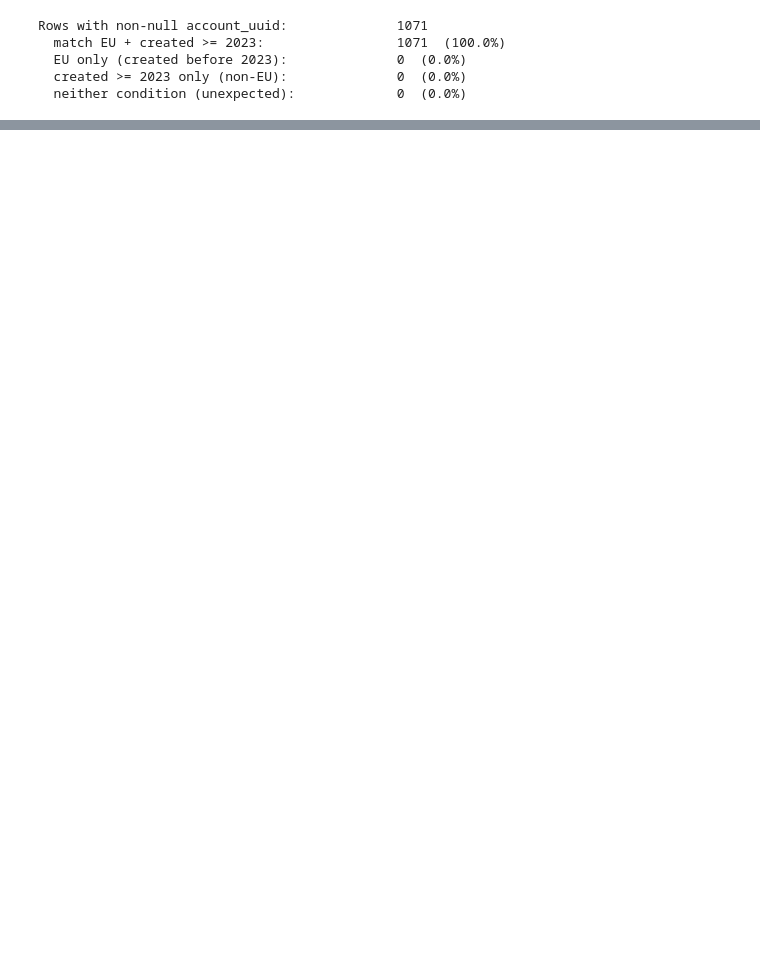
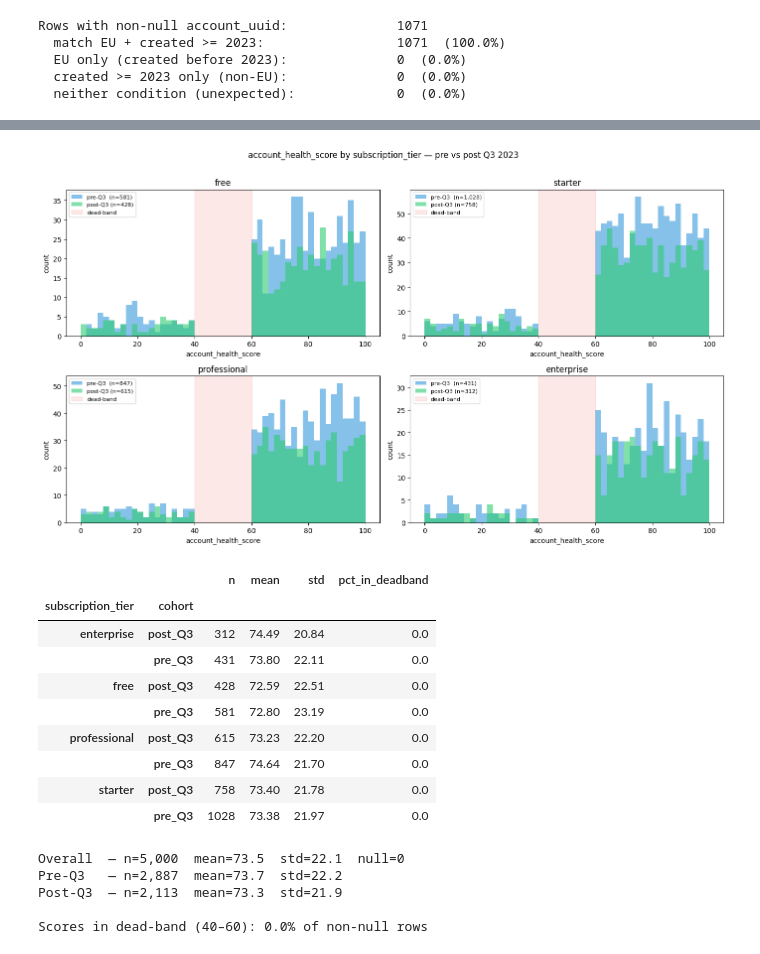
Before and after one commit to vidyut-veedgav/chainguard-analytics, a Jupyter notebook: notebooks/eda.ipynb, the cells around one changed output, grey strips where cells are left out. Cells and saved outputs as stored; diff of their text form; code cells hidden in the pictures; blank space fills up the shorter version.

```diff
--- a/notebooks/eda.ipynb
+++ b/notebooks/eda.ipynb
@@ -368,0 +566,73 @@ sih_df.drop(columns=SIH_OBVIOUS_DROPS, inplace=True)
+# %%
+# Tier breakdown: does bimodality disappear within a single tier?
+# If bimodality persists within each tier, the algorithm itself creates the gap,
+# not tier-level composition effects.
+
+tiers = ['free', 'starter', 'professional', 'enterprise']
+tier_order = {t: i for i, t in enumerate(tiers)}
+
+fig, axes = plt.subplots(2, 2, figsize=(14, 8), sharey=False)
+axes = axes.flatten()
+
+for ax, tier in zip(axes, tiers):
+    pre_tier  = ale_df.loc[pre_mask  & (ale_df['subscription_tier'] == tier), 'account_health_score'].dropna()
+    post_tier = ale_df.loc[post_mask & (ale_df['subscription_tier'] == tier), 'account_health_score'].dropna()
+
+    ax.hist(pre_tier,  bins=bins, color='#3498db', alpha=0.6, edgecolor='none', label=f'pre-Q3  (n={len(pre_tier):,})')
+    ax.hist(post_tier, bins=bins, color='#2ecc71', alpha=0.6, edgecolor='none', label=f'post-Q3 (n={len(post_tier):,})')
+    ax.axvspan(40, 60, color='#e74c3c', alpha=0.12, label='dead-band')
+
+    ax.set_title(f'{tier}')
+    ax.set_xlabel('account_health_score')
+    ax.set_ylabel('count')
+    ax.legend(fontsize=8)
+
+plt.suptitle('account_health_score by subscription_tier — pre vs post Q3 2023', y=1.01)
+plt.tight_layout()
+plt.show()
+
+# Numeric summary: mean score per tier × cohort
+summary = (
+    ale_df.assign(cohort=ale_df['created_timestamp'].ge(Q3_2023_END).map({True: 'post_Q3', False: 'pre_Q3'}))
+    .groupby(['subscription_tier', 'cohort'])['account_health_score']
+    .agg(n='count', mean='mean', std='std', pct_in_deadband=lambda s: ((s > 40) & (s < 60)).mean() * 100)
+    .round(2)
+)
+display(summary)
+# %% [output]
+[figure, added]
+|  |  | n | mean | std | pct_in_deadband |
+| subscription_tier | cohort |  |  |  |  |
+| enterprise | post_Q3 | 312 | 74.49 | 20.84 | 0.0 |
+|  | pre_Q3 | 431 | 73.80 | 22.11 | 0.0 |
+| free | post_Q3 | 428 | 72.59 | 22.51 | 0.0 |
+|  | pre_Q3 | 581 | 72.80 | 23.19 | 0.0 |
+| professional | post_Q3 | 615 | 73.23 | 22.20 | 0.0 |
+|  | pre_Q3 | 847 | 74.64 | 21.70 | 0.0 |
+| starter | post_Q3 | 758 | 73.40 | 21.78 | 0.0 |
+|  | pre_Q3 | 1028 | 73.38 | 21.97 | 0.0 |
+# %%
+# Define cohort split: end of Q3 2023 as the algorithm-change boundary
+Q3_2023_END = pd.Timestamp("2023-10-01")
+
+pre_mask  = ale_df['created_timestamp'] <  Q3_2023_END
+post_mask = ale_df['created_timestamp'] >= Q3_2023_END
+
+pre_scores  = ale_df.loc[pre_mask,  'account_health_score'].dropna()
+post_scores = ale_df.loc[post_mask, 'account_health_score'].dropna()
+all_scores  = ale_df['account_health_score'].dropna()
+
+# Dead-band check: fraction of scores in the 40–60 "void"
+dead_band_pct = ((all_scores > 40) & (all_scores < 60)).mean() * 100
+
+print(f"Overall  — n={len(all_scores):,}  mean={all_scores.mean():.1f}  std={all_scores.std():.1f}  "
+      f"null={ale_df['account_health_score'].isna().sum()}")
+print(f"Pre-Q3   — n={len(pre_scores):,}  mean={pre_scores.mean():.1f}  std={pre_scores.std():.1f}")
+print(f"Post-Q3  — n={len(post_scores):,}  mean={post_scores.mean():.1f}  std={post_scores.std():.1f}")
+print(f"\nScores in dead-band (40–60): {dead_band_pct:.1f}% of non-null rows")
+# %% [output]
+Overall  — n=5,000  mean=73.5  std=22.1  null=0
+Pre-Q3   — n=2,887  mean=73.7  std=22.2
+Post-Q3  — n=2,113  mean=73.3  std=21.9
+
+Scores in dead-band (40–60): 0.0% of non-null rows
```
Also changed, not shown: parts of 11 cells of this notebook.
